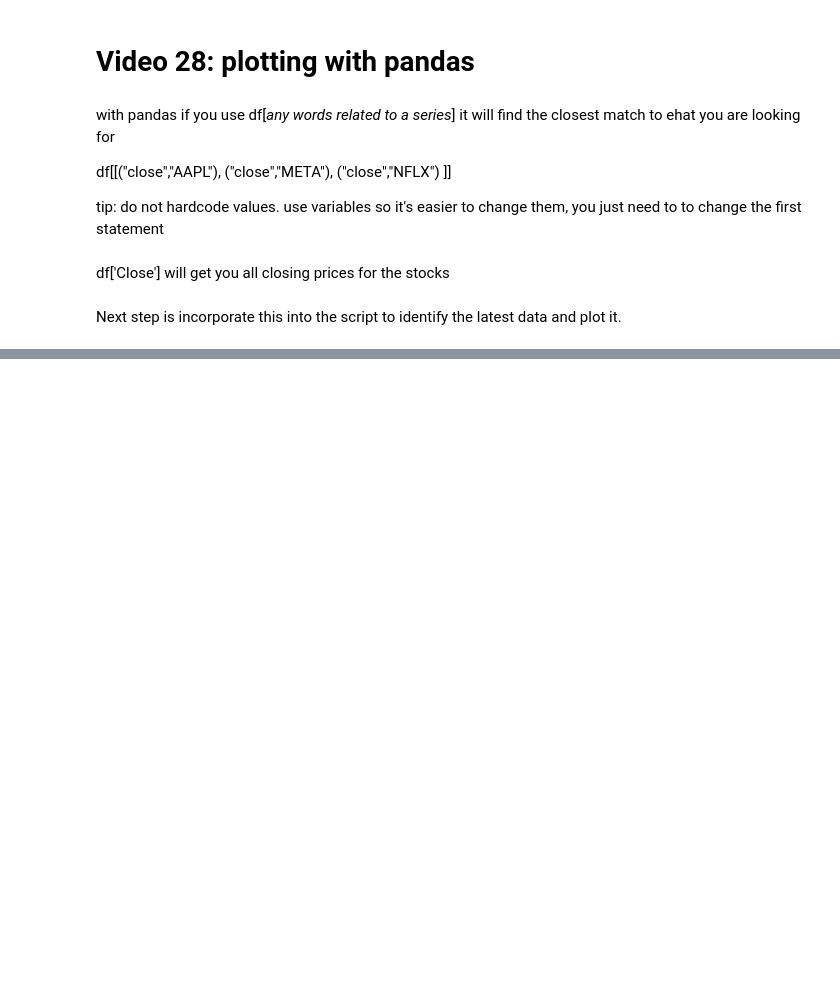
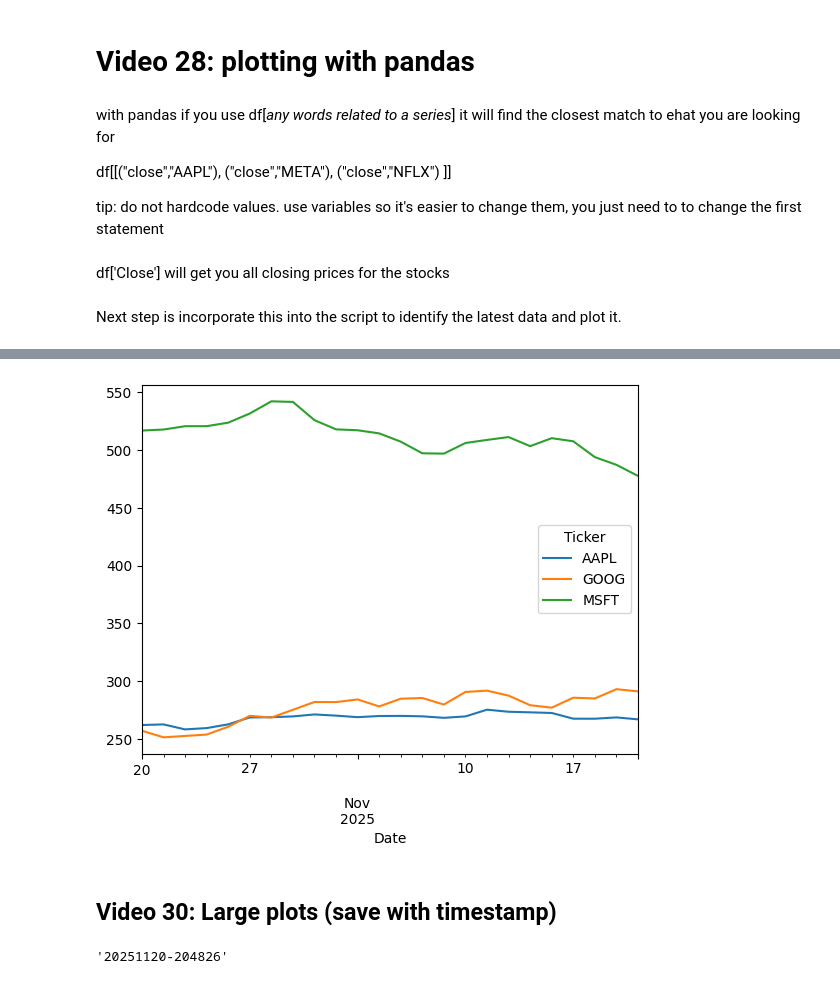
Before and after one commit to irenecelebrin/computer-infrastructure, a Jupyter notebook: roughwork/notes.ipynb, the cells around one changed output, grey strips where cells are left out. Saved outputs shown, nothing was run; the diff lists cells and outputs as text; code cells hidden in the pictures; blank space fills up the shorter version.

```diff
--- a/roughwork/notes.ipynb
+++ b/roughwork/notes.ipynb
@@ -502,0 +533,12 @@ Next step is incorporate this into the script to identify the latest data and pl
+# %%
+#inititate plot
+fig, ax = plt.subplots()
+
+# plot close, and use as ax the ax in plt
+df['Close'].plot(ax=ax)
+
+#use fig method to save the plot https://matplotlib.org/stable/api/_as_gen/matplotlib.pyplot.savefig.html
+# use dpi for image resolution. you might need to find a compromise between resolution and other factors like storage cost
+fig.savefig('plottest.png', dpi = 300)
+# %% [output]
+[figure, added]
@@ -502,0 +547,9 @@ Next step is incorporate this into the script to identify the latest data and pl
+# %% [markdown]
+## Video 30: Large plots (save with timestamp)
+# %%
+# Current date and time.
+now = dt.datetime.now()
+
+now.strftime("%Y%m%d-%H%M%S")
+# %% [output]
+'20251120-204826'
```
Also changed, not shown: parts of 24 cells of this notebook, 3 other files.
